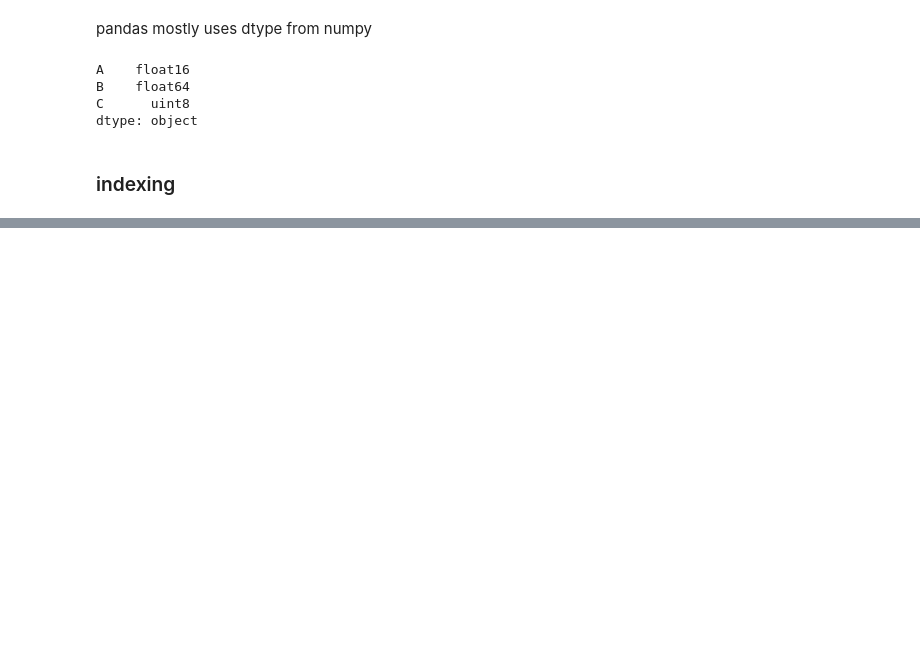
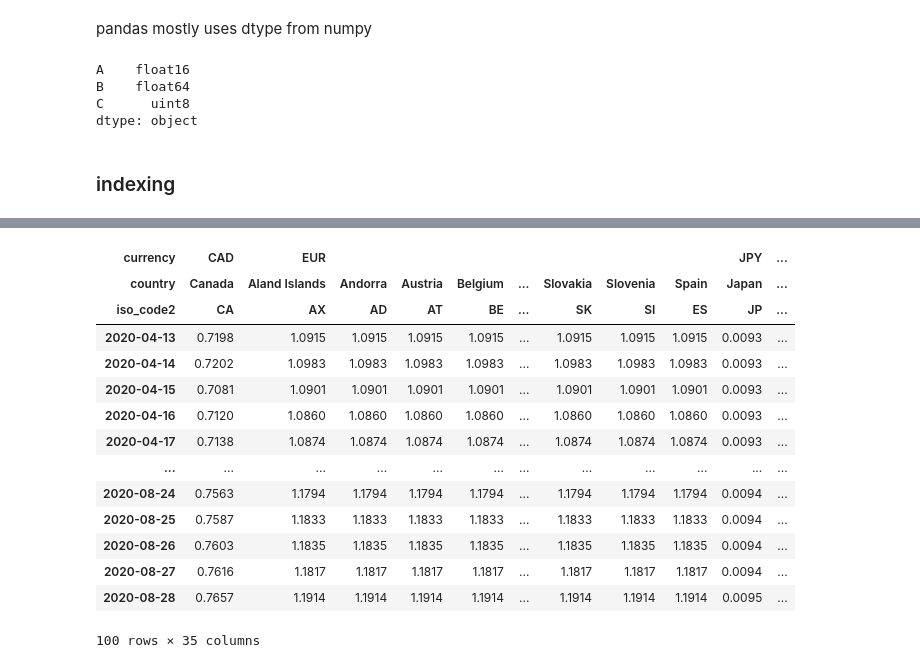
Before and after one commit to ghost368/notebooks, a Jupyter notebook: notebooks/pandas_xarray_guide.ipynb, the cells around one changed output, grey strips where cells are left out. Drawn from its saved outputs; the diff is of its cells as text; code cells hidden in the pictures; blank space fills up the shorter version.

```diff
--- a/notebooks/pandas_xarray_guide.ipynb
+++ b/notebooks/pandas_xarray_guide.ipynb
@@ -897,0 +1184,18 @@ dfmi_c
+# %%
+tmp['close']
+# %% [output]
+| currency | CAD | EUR |  |  |  |  |  |  |  | JPY | ... |
+| country | Canada | Aland Islands | Andorra | Austria | Belgium | ... | Slovakia | Slovenia | Spain | Japan | ... |
+| iso_code2 | CA | AX | AD | AT | BE | ... | SK | SI | ES | JP | ... |
+| 2020-04-13 | 0.7198 | 1.0915 | 1.0915 | 1.0915 | 1.0915 | ... | 1.0915 | 1.0915 | 1.0915 | 0.0093 | ... |
+| 2020-04-14 | 0.7202 | 1.0983 | 1.0983 | 1.0983 | 1.0983 | ... | 1.0983 | 1.0983 | 1.0983 | 0.0093 | ... |
+| 2020-04-15 | 0.7081 | 1.0901 | 1.0901 | 1.0901 | 1.0901 | ... | 1.0901 | 1.0901 | 1.0901 | 0.0093 | ... |
+| 2020-04-16 | 0.7120 | 1.0860 | 1.0860 | 1.0860 | 1.0860 | ... | 1.0860 | 1.0860 | 1.0860 | 0.0093 | ... |
+| 2020-04-17 | 0.7138 | 1.0874 | 1.0874 | 1.0874 | 1.0874 | ... | 1.0874 | 1.0874 | 1.0874 | 0.0093 | ... |
+| ... | ... | ... | ... | ... | ... | ... | ... | ... | ... | ... | ... |
+| 2020-08-24 | 0.7563 | 1.1794 | 1.1794 | 1.1794 | 1.1794 | ... | 1.1794 | 1.1794 | 1.1794 | 0.0094 | ... |
+| 2020-08-25 | 0.7587 | 1.1833 | 1.1833 | 1.1833 | 1.1833 | ... | 1.1833 | 1.1833 | 1.1833 | 0.0094 | ... |
+| 2020-08-26 | 0.7603 | 1.1835 | 1.1835 | 1.1835 | 1.1835 | ... | 1.1835 | 1.1835 | 1.1835 | 0.0094 | ... |
+| 2020-08-27 | 0.7616 | 1.1817 | 1.1817 | 1.1817 | 1.1817 | ... | 1.1817 | 1.1817 | 1.1817 | 0.0094 | ... |
+| 2020-08-28 | 0.7657 | 1.1914 | 1.1914 | 1.1914 | 1.1914 | ... | 1.1914 | 1.1914 | 1.1914 | 0.0095 | ... |
+100 rows × 35 columns
```
Also changed, not shown: parts of 88 cells of this notebook, 3 other files.
